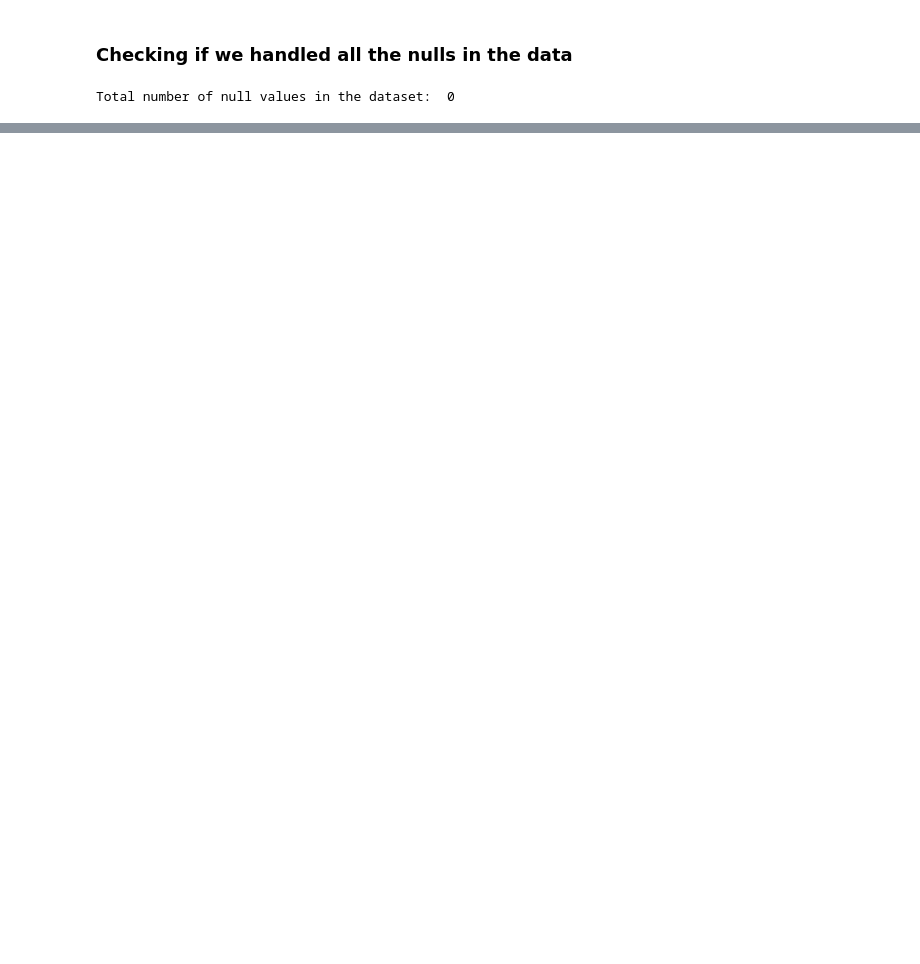
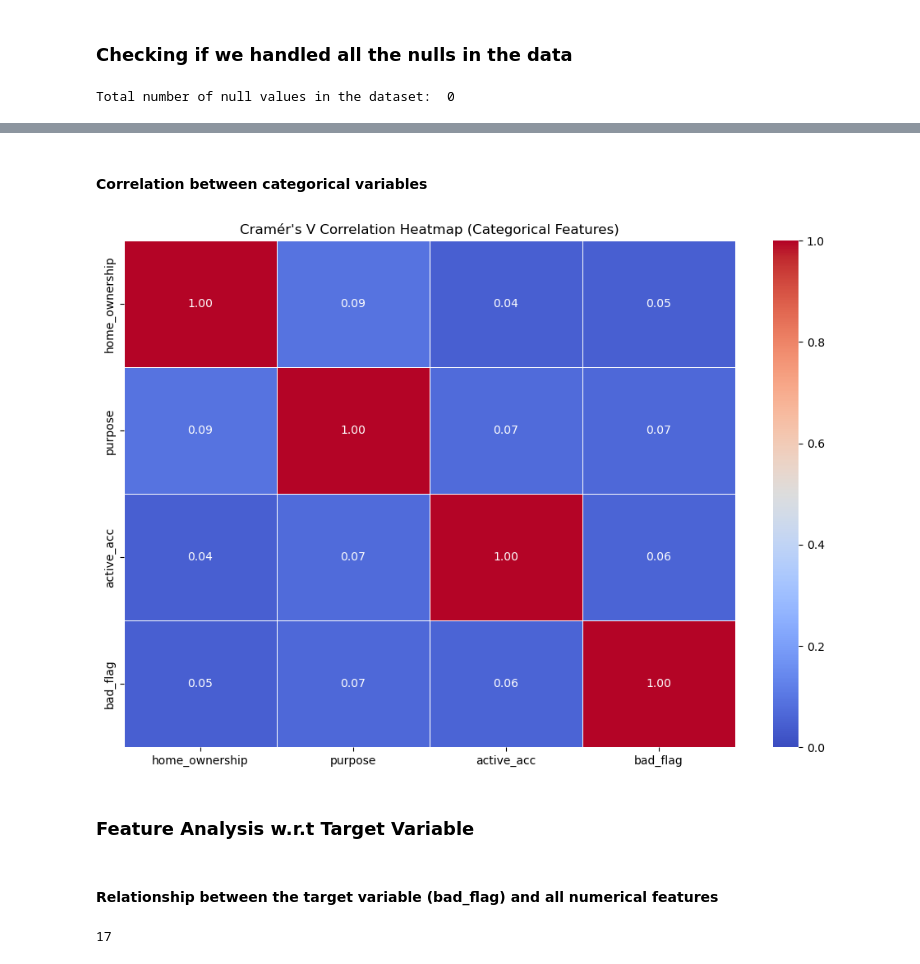
Before and after one commit to Snigda0402/loan_default, a Jupyter notebook: Notebooks/eda.ipynb, the cells around one changed output, grey strips where cells are left out. Saved outputs shown, nothing was run; the diff lists cells and outputs as text; code cells hidden in the pictures; blank space fills up the shorter version.

```diff
--- a/Notebooks/eda.ipynb
+++ b/Notebooks/eda.ipynb
@@ -526,0 +664,43 @@ Total number of null values in the dataset:  0
+# %% [markdown]
+#### Correlation between categorical variables
+# %%
+from scipy.stats import chi2_contingency
+
+# Function to calculate Cramér's V
+def cramers_v(x, y):
+    """Calculate Cramér's V for two categorical variables."""
+    contingency_table = pd.crosstab(x, y)
+    chi2, _, _, _ = chi2_contingency(contingency_table)
+    n = contingency_table.sum().sum()  # Total number of observations
+    min_dim = min(contingency_table.shape) - 1  # Minimum dimension
+    return np.sqrt(chi2 / (n * min_dim))
+
+# Create an empty DataFrame to store the correlation matrix
+cramers_v_matrix = pd.DataFrame(index=categorical_features, columns=categorical_features)
+
+# Calculate Cramér's V for each pair of categorical features
+for feature1 in categorical_features:
+    for feature2 in categorical_features:
+        if feature1 != feature2:  # Skip the same pair
+            cramers_v_matrix.loc[feature1, feature2] = cramers_v(loan_data[feature1], loan_data[feature2])
+        else:
+            cramers_v_matrix.loc[feature1, feature2] = 1  # Cramér's V for the same feature with itself is 1
+
+# Convert the values to float for better readability
+cramers_v_matrix = cramers_v_matrix.astype(float)
+
+# Create the heatmap for the Cramér's V correlation matrix
+plt.figure(figsize=(12, 8))
+sns.heatmap(cramers_v_matrix, annot=True, cmap='coolwarm', vmin=0, vmax=1, fmt='.2f', linewidths=0.5)
+plt.title("Cramér's V Correlation Heatmap (Categorical Features)")
+plt.show()
+# %% [output]
+[figure, added]
+# %% [markdown]
+### Feature Analysis w.r.t Target Variable
+# %% [markdown]
+#### Relationship between the target variable (bad_flag) and all numerical features
+# %%
+len(numerical_features)
+# %% [output]
+17
```
Also changed, not shown: parts of 28 cells of this notebook.
